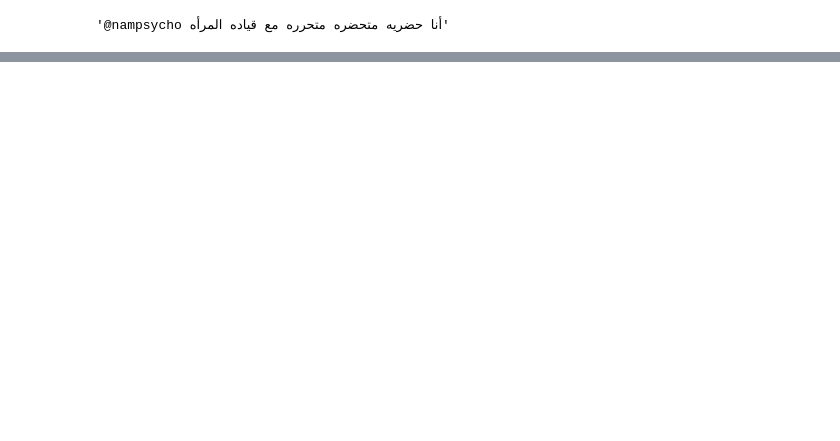
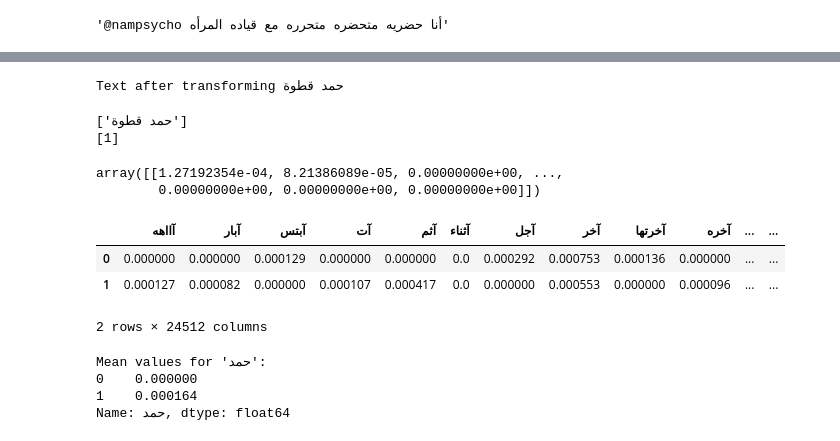
Before and after one commit to HamadALshabanah/RNN_NaiveBayes_sentiment_analysis, a Jupyter notebook: experemnt_one.ipynb, the cells around one changed output, grey strips where cells are left out. Saved outputs shown, nothing was run; the diff lists cells and outputs as text; code cells hidden in the pictures; blank space fills up the shorter version.

```diff
--- a/experemnt_one.ipynb
+++ b/experemnt_one.ipynb
@@ -91,3 +95,5 @@ X = df['text']
+# %%
+y = clean_df['Sentiment']
 # %%
 X_train, X_test, y_train, y_test = train_test_split(X, y, test_size=0.2, random_state=0)
 # %%
@@ -108,5 +119,6 @@ Name: text, Length: 3401, dtype: object
 # %%
 gnb = GaussianNB()
 # %%
+X_train=X_train.toarray()
 gnb.fit(X_train,y_train)
 # %% [output]
@@ -113,0 +138,22 @@ ValueError: could not convert string to float: 'يلا خلصنا من اسقا
+# %%
+import emoji
+
+def remove_english_char(df):
+
+    emoji_pattern = re.compile(
+        "["
+        u"\U0001F600-\U0001F64F"  # emoticons
+        u"\U0001F300-\U0001F5FF"  # symbols & pictographs
+        u"\U0001F680-\U0001F6FF"  # transport & map symbols
+        u"\U0001F1E0-\U0001F1FF"  # flags (iOS)
+        u"\U00002702-\U000027B0"
+        u"\U000024C2-\U0001F251"
+        "]+|"
+        r"[A-Za-z.@:()\n/_0-9]", flags=re.UNICODE)
+    print(f"Text after transforming {df}")
+    return df
+
+
+txt = remove_english_char('حمد قطوة')
+# %% [output]
+Text after transforming حمد قطوة
@@ -113,0 +164,38 @@ ValueError: could not convert string to float: 'يلا خلصنا من اسقا
+# %%
+print(lst_infer)
+print(lst_pred)
+# %% [output]
+['حمد قطوة']
+[1]
+# %%
+gnb.theta_[1:]
+# %% [output]
+array([[1.27192354e-04, 8.21386089e-05, 0.00000000e+00, ...,
+        0.00000000e+00, 0.00000000e+00, 0.00000000e+00]])
+# %%
+feature_names = vectroizer.get_feature_names_out()
+mean = gnb.theta_
+# %%
+import pandas as pd
+
+means_df = pd.DataFrame(mean, columns=feature_names)
+means_df.head()
+# %% [output]
+|  | آااهه | آبار | آبتس | آت | آثم | آثناء | آجل | آخر | آخرتها | آخره | ... | ... |
+| 0 | 0.000000 | 0.000000 | 0.000129 | 0.000000 | 0.000000 | 0.0 | 0.000292 | 0.000753 | 0.000136 | 0.000000 | ... | ... |
+| 1 | 0.000127 | 0.000082 | 0.000000 | 0.000107 | 0.000417 | 0.0 | 0.000000 | 0.000553 | 0.000000 | 0.000096 | ... | ... |
+2 rows × 24512 columns
+# %%
+
+word_to_search = 'حمد'
+
+if word_to_search in means_df.columns:
+    word_probabilities = means_df[word_to_search]
+
+    print(f"Mean values for '{word_to_search}':")
+    print(word_probabilities)
+# %% [output]
+Mean values for 'حمد':
+0    0.000000
+1    0.000164
+Name: حمد, dtype: float64
```
Also changed, not shown: parts of 14 cells of this notebook, 2 other files.
